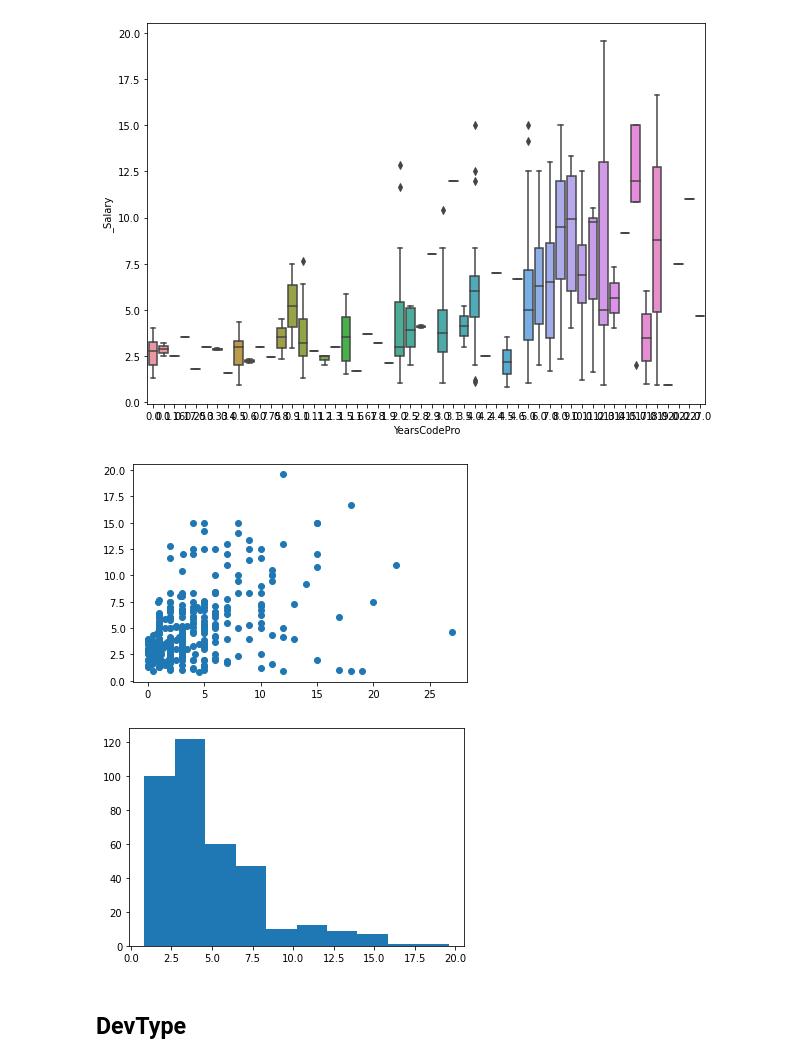
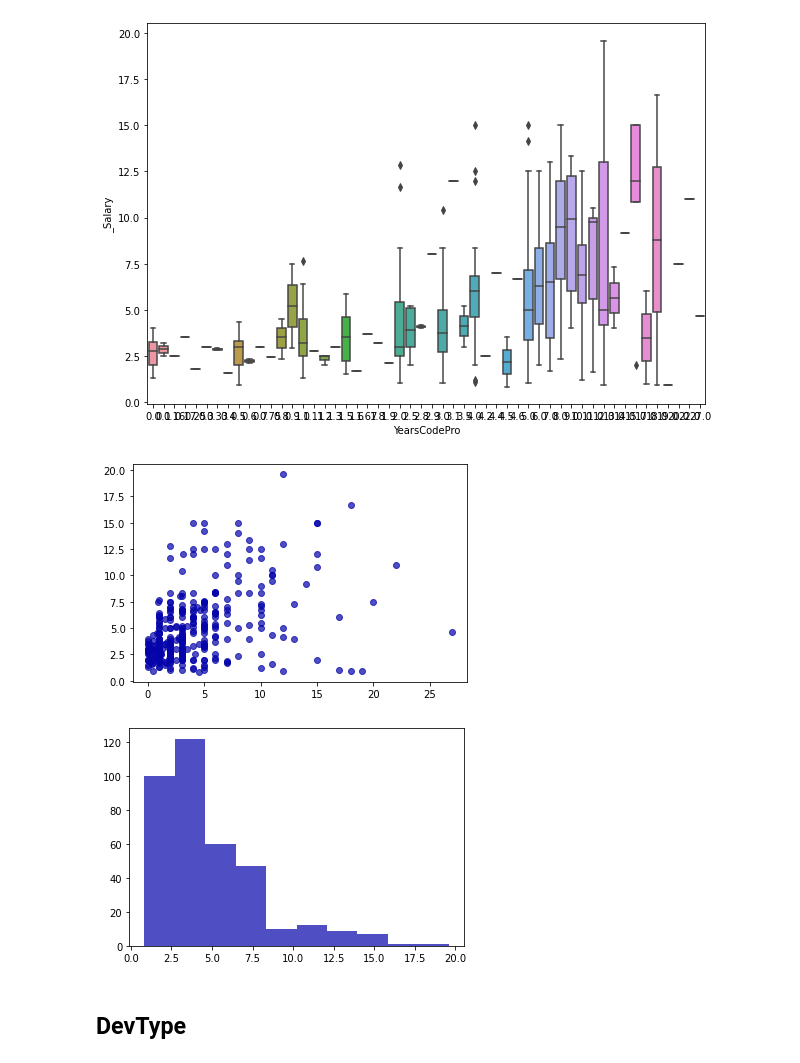
Before and after one commit to OnlyJust3rd/LittleHR-Thai-IT-Salary-Estimator, a Jupyter notebook: Thai-IT-Job-Salary-Pred-Model.ipynb, the cells around one changed output. Cells and saved outputs as stored; diff of their text form; code cells hidden in the pictures.

```diff
--- a/Thai-IT-Job-Salary-Pred-Model.ipynb
+++ b/Thai-IT-Job-Salary-Pred-Model.ipynb
@@ -181,15 +181,15 @@ sns.boxplot(ax=ax,x='YearsCodePro',y='_Salary', data=df)
 <matplotlib.axes._subplots.AxesSubplot at 0x...>
 [figure]
 # %%
-plt.scatter(df.YearsCodePro, df._Salary)
+plt.scatter(df.YearsCodePro, df._Salary, color='#0504aa', alpha=0.7)
 plt.show()
 # %% [output]
-[figure, old version]
+[figure, new version]
 # %%
-plt.hist(df['_Salary'])
+plt.hist(df['_Salary'], color='#0504aa', alpha=0.7)
 plt.show()
 # %% [output]
-[figure, old version]
+[figure, new version]
 # %% [markdown]
 ## DevType
 # %%
```
Also changed, not shown: parts of 24 cells of this notebook.
